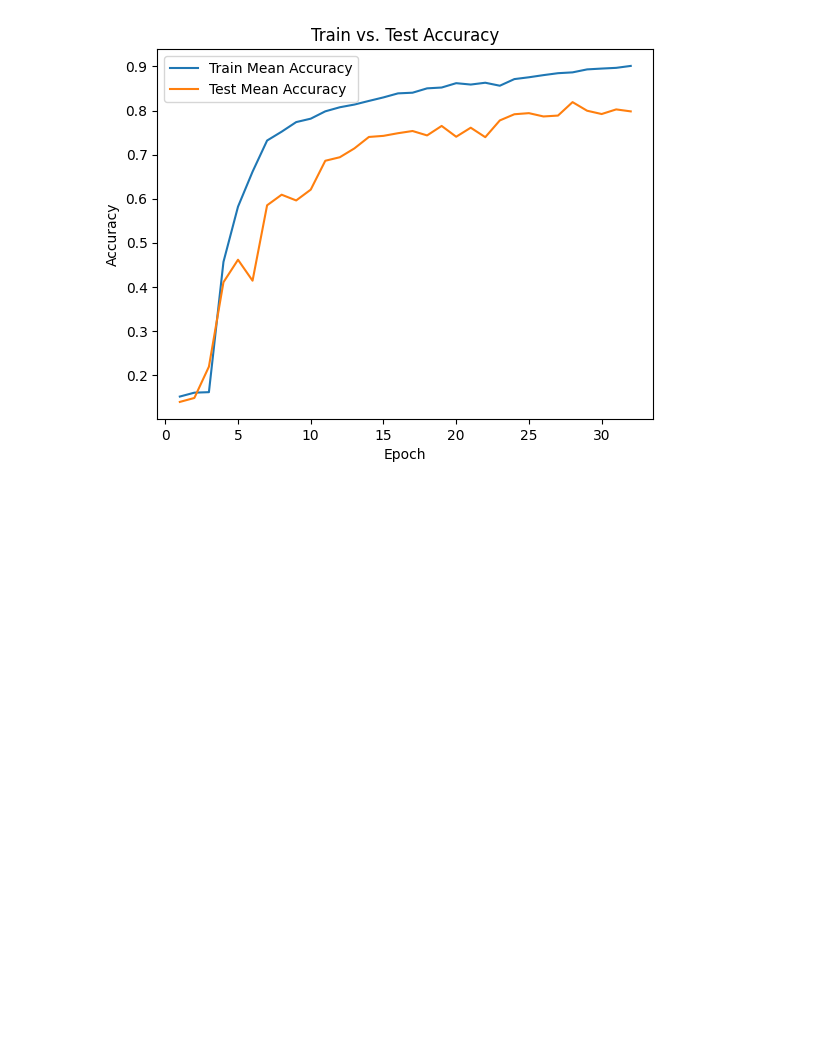
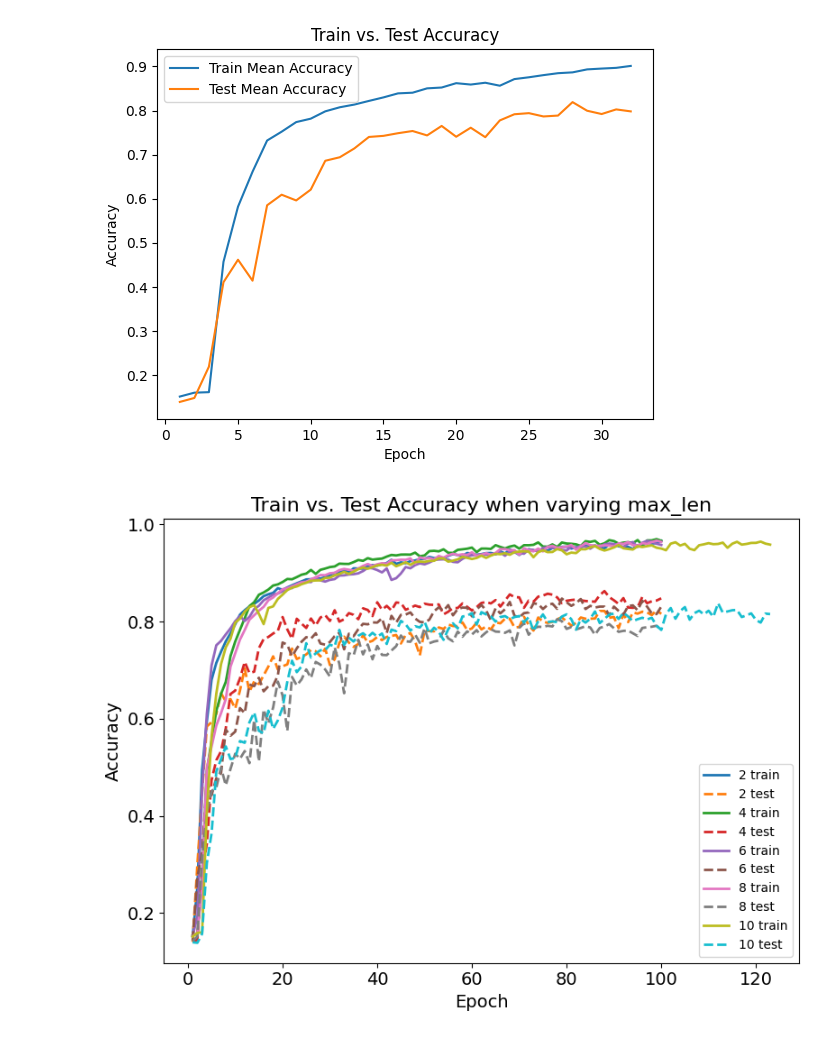
Before and after one commit to nabilasiregar/emergent-communication, a Jupyter notebook: analysis/plot.ipynb, the cells around one changed output. Saved outputs shown, nothing was run; the diff lists cells and outputs as text; code cells hidden in the pictures; blank space fills up the shorter version.

```diff
--- a/analysis/plot.ipynb
+++ b/analysis/plot.ipynb
@@ -184,3 +186,25 @@ tuned_dirs = {
 plot_accuracy_over_epochs(tuned_dirs)
 # %% [output]
 [figure]
+# %%
+run_dirs = {
+    "2": {
+        42: 'logs/vary_max_len/2_human_gs_seed42_20250528_045212'
+    },
+    "4": {
+        42: "logs/vary_max_len/4_human_gs_seed42_20250528_070130"
+    },
+    "6": {
+        42: "logs/vary_max_len/6_human_gs_seed42_20250528_023615"
+    },
+    "8": {
+        42: "logs/vary_max_len/8_human_gs_seed42_20250528_073737"
+    },
+    "10": {
+        42: "logs/vary_max_len/10_human_gs_seed42_20250528_003124"
+    }
+}
+# %%
+plot_accuracy_over_epochs_for_different_datasets(run_dirs)
+# %% [output]
+[figure, added]
```
Also changed, not shown: parts of 1 cell of this notebook, 3 other files.
